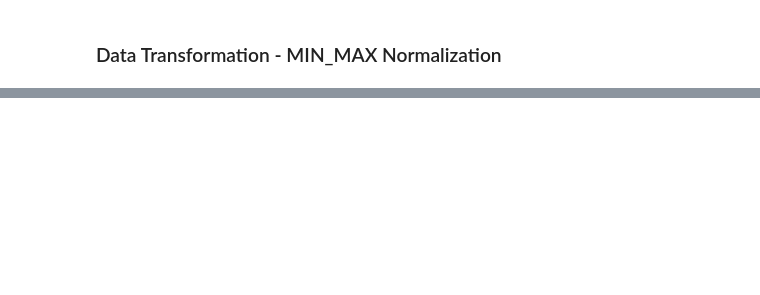
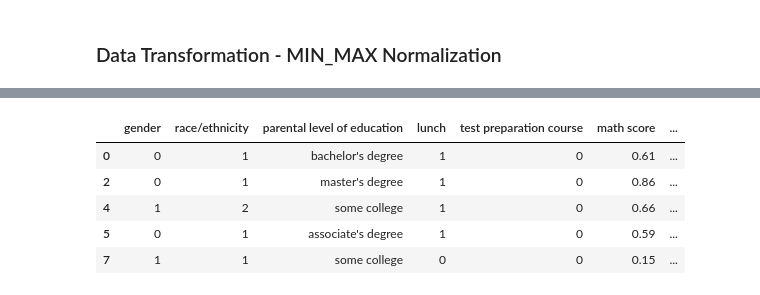
Before and after one commit to BhavyamSanghavi/Data-Science, a Jupyter notebook: Assignment2/assignment02.ipynb, the cells around one changed output, grey strips where cells are left out. Cells and saved outputs as stored; diff of their text form; code cells hidden in the pictures; blank space fills up the shorter version.

```diff
--- a/Assignment2/assignment02.ipynb
+++ b/Assignment2/assignment02.ipynb
@@ -127,0 +143,11 @@ df.head()
+# %%
+# Decimal Scaling
+df["writing score"]=df["writing score"]/100
+df.head()
+# %% [output]
+|  | gender | race/ethnicity | parental level of education | lunch | test preparation course | math score | ... |
+| 0 | 0 | 1 | bachelor's degree | 1 | 0 | 0.61 | ... |
+| 2 | 0 | 1 | master's degree | 1 | 0 | 0.86 | ... |
+| 4 | 1 | 2 | some college | 1 | 0 | 0.66 | ... |
+| 5 | 0 | 1 | associate's degree | 1 | 0 | 0.59 | ... |
+| 7 | 1 | 1 | some college | 0 | 0 | 0.15 | ... |
```
Also changed, not shown: parts of 3 cells of this notebook.
